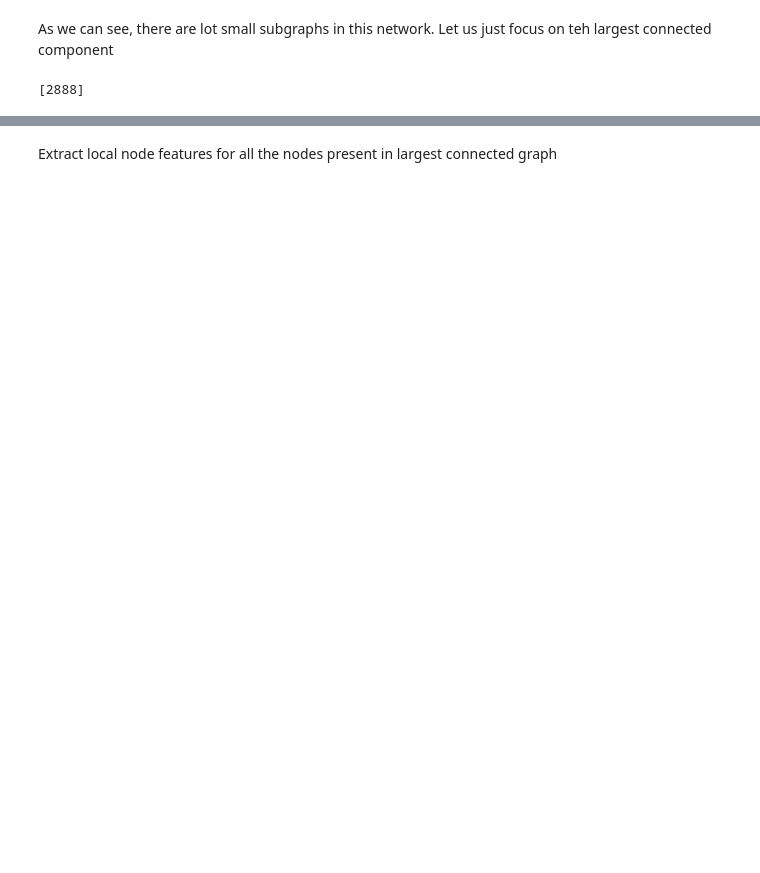
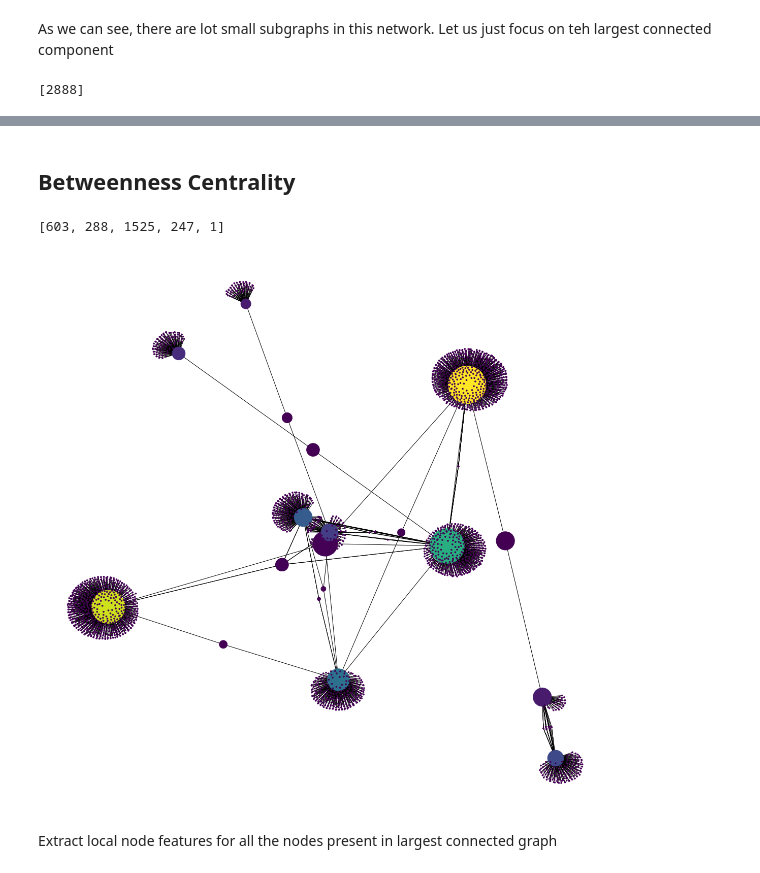
Before and after one commit to ncdingari/DS504, a Jupyter notebook: Network-Analysis/social-network-facebook.ipynb, the cells around one changed output, grey strips where cells are left out. Cells and saved outputs as stored; diff of their text form; code cells hidden in the pictures; blank space fills up the shorter version.

```diff
--- a/Network-Analysis/social-network-facebook.ipynb
+++ b/Network-Analysis/social-network-facebook.ipynb
@@ -67,2 +80,18 @@ nx.draw_networkx(snfb, pos=nx.spring_layout(snfb), with_labels=False, node_size=
+# %% [markdown]
+## Betweenness Centrality
+# %%
+pos = nx.spring_layout(snfb)
+betCent = nx.betweenness_centrality(snfb, normalized=True, endpoints=True)
+node_color = [20000.0 * snfb.degree(v) for v in snfb]
+node_size =  [v * 10000 for v in betCent.values()]
+plt.figure(figsize=(20,20))
+nx.draw_networkx(snfb, pos=pos, with_labels=False,
+                 node_color=node_color,
+                 node_size=node_size )
+plt.axis('off')
+sorted(betCent, key=betCent.get, reverse=True)[:5]
+# %% [output]
+[603, 288, 1525, 247, 1]
+[figure, added]
 # %% [markdown]
 Extract local node features for all the nodes present in largest connected graph
```
Also changed, not shown: parts of 8 cells of this notebook, 1 other file.
